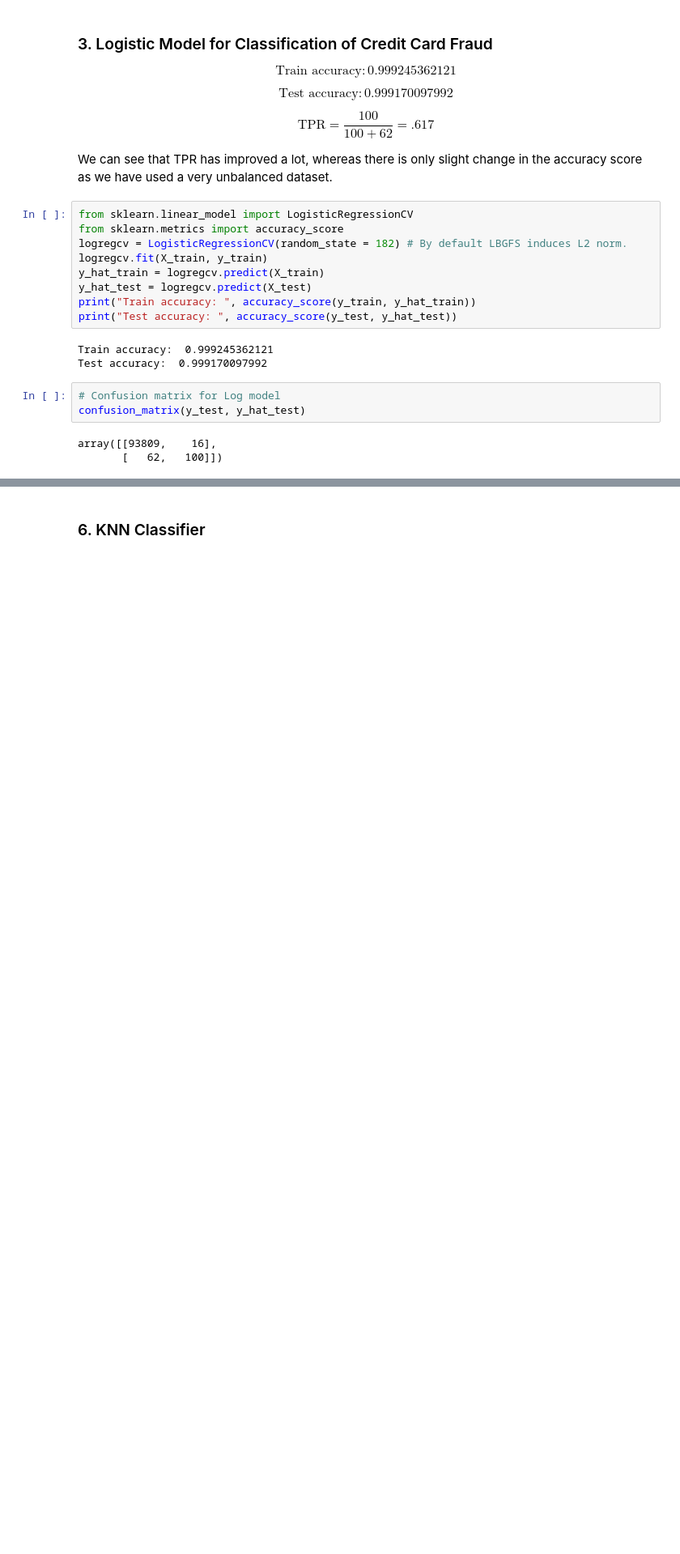
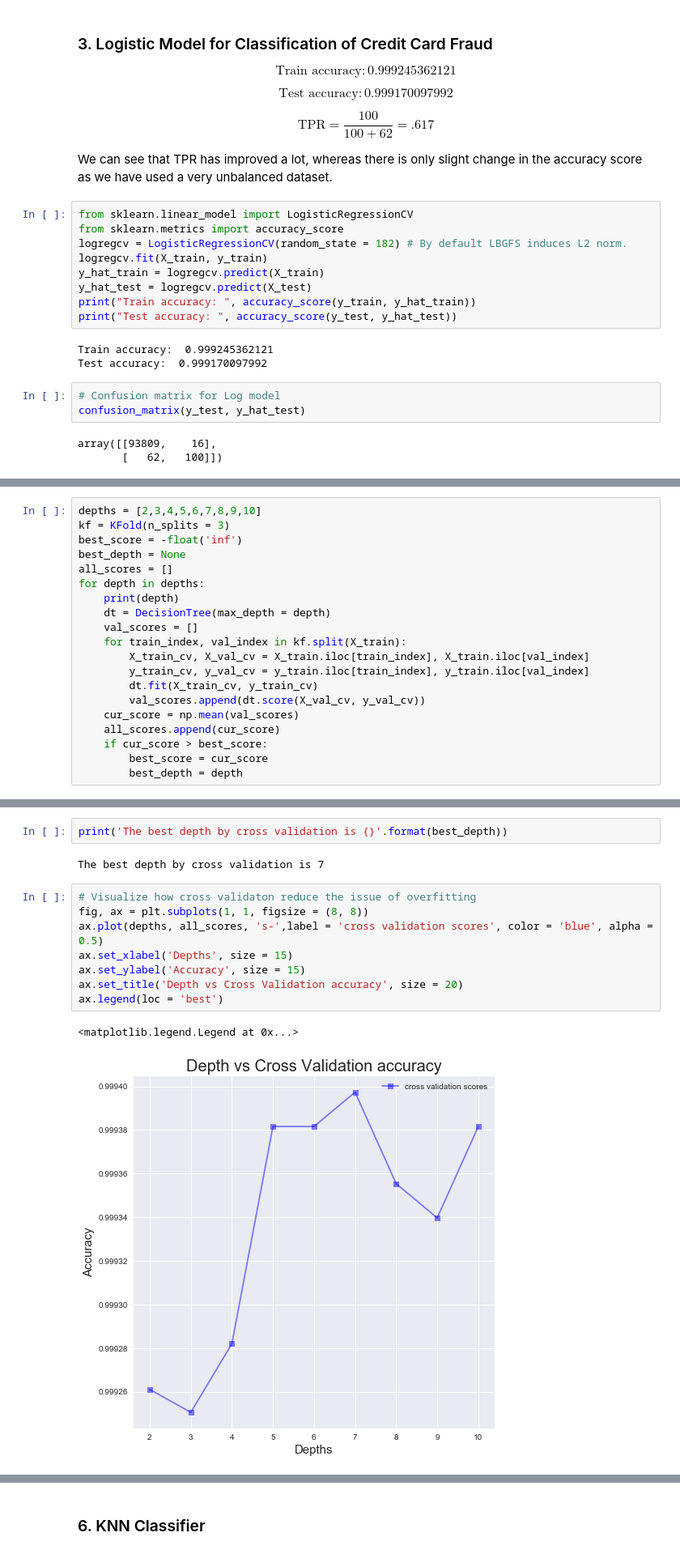
Before and after one commit to BoyuanSun930/credit_card_fraud, a Jupyter notebook: Credit Card Fraud - Classification .ipynb, the cells around one changed output, grey strips where cells are left out. Shown at 81% size. Saved outputs shown, nothing was run; the diff lists cells and outputs as text; blank space fills up the shorter version.

```diff
--- a/Credit Card Fraud - Classification .ipynb
+++ b/Credit Card Fraud - Classification .ipynb
@@ -187,0 +218,20 @@ array([[93809,    16],
+# %%
+depths = [2,3,4,5,6,7,8,9,10]
+kf = KFold(n_splits = 3)
+best_score = -float('inf')
+best_depth = None
+all_scores = []
+for depth in depths:
+    print(depth)
+    dt = DecisionTree(max_depth = depth)
+    val_scores = []
+    for train_index, val_index in kf.split(X_train):
+        X_train_cv, X_val_cv = X_train.iloc[train_index], X_train.iloc[val_index]
+        y_train_cv, y_val_cv = y_train.iloc[train_index], y_train.iloc[val_index]
+        dt.fit(X_train_cv, y_train_cv)
+        val_scores.append(dt.score(X_val_cv, y_val_cv))
+    cur_score = np.mean(val_scores)
+    all_scores.append(cur_score)
+    if cur_score > best_score:
+        best_score = cur_score
+        best_depth = depth
@@ -187,0 +248,15 @@ array([[93809,    16],
+# %%
+print('The best depth by cross validation is {}'.format(best_depth))
+# %% [output]
+The best depth by cross validation is 7
+# %%
+# Visualize how cross validaton reduce the issue of overfitting
+fig, ax = plt.subplots(1, 1, figsize = (8, 8))
+ax.plot(depths, all_scores, 's-',label = 'cross validation scores', color = 'blue', alpha = 0.5)
+ax.set_xlabel('Depths', size = 15)
+ax.set_ylabel('Accuracy', size = 15)
+ax.set_title('Depth vs Cross Validation accuracy', size = 20)
+ax.legend(loc = 'best')
+# %% [output]
+<matplotlib.legend.Legend at 0x...>
+[figure, added]
```
Also changed, not shown: parts of 22 cells of this notebook.
